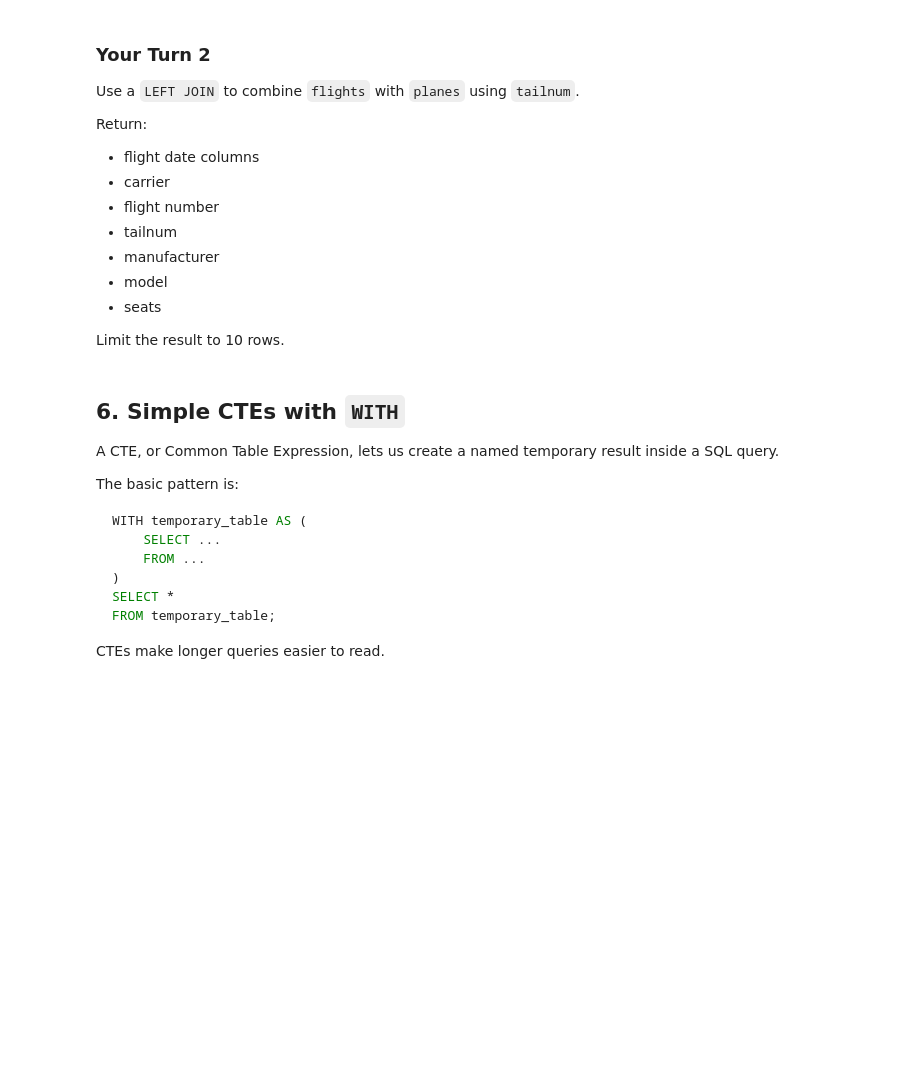
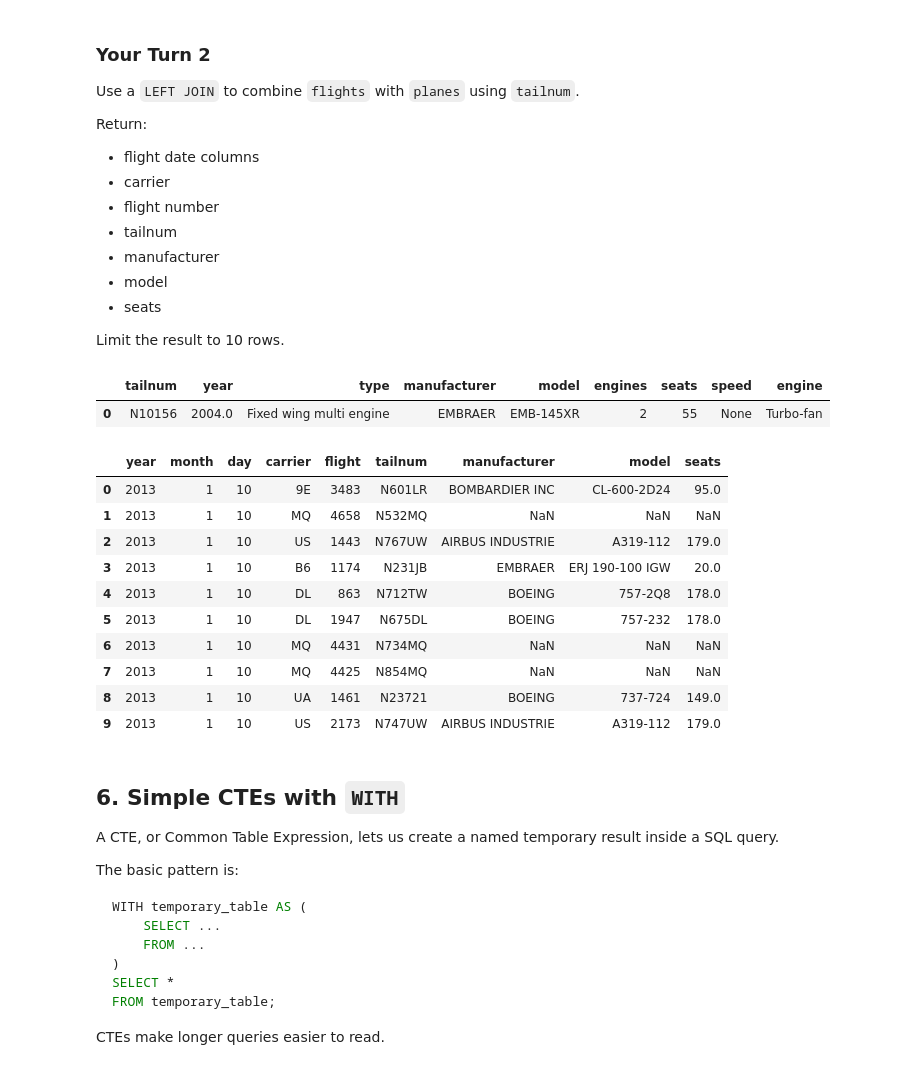
Before and after one commit to jonathanblum10/Ban6003-Week9-10-JonathanBlum, a Jupyter notebook: notebooks/module10_sql_joins_abt_guided_lab.ipynb, the cells around one changed output. Drawn from its saved outputs; the diff is of its cells as text; code cells hidden in the pictures; blank space fills up the shorter version.

```diff
--- a/notebooks/module10_sql_joins_abt_guided_lab.ipynb
+++ b/notebooks/module10_sql_joins_abt_guided_lab.ipynb
@@ -348,14 +449,51 @@ Return:
 - seats
 
 Limit the result to 10 rows.
+# %%
+query = '''
+SELECT *
+FROM planes
+LIMIT 1;
+'''
+
+run_query(query, engine)
+# %% [output]
+|  | tailnum | year | type | manufacturer | model | engines | seats | speed | engine |
+| 0 | N10156 | 2004.0 | Fixed wing multi engine | EMBRAER | EMB-145XR | 2 | 55 | None | Turbo-fan |
 # %%
 # Your Turn 2
 
 query = '''
+SELECT
+    f.year,
+    f.month,
+    f.day,
+    f.carrier,
+    f.flight,
+    f.tailnum,
+    p.manufacturer,
+    p.model,
+    p.seats
+FROM flights AS f
+LEFT JOIN planes as p
+    ON f.tailnum = p.tailnum
+LIMIT 10;
 
 '''
 
 run_query(query, engine)
+# %% [output]
+|  | year | month | day | carrier | flight | tailnum | manufacturer | model | seats |
+| 0 | 2013 | 1 | 10 | 9E | 3483 | N601LR | BOMBARDIER INC | CL-600-2D24 | 95.0 |
+| 1 | 2013 | 1 | 10 | MQ | 4658 | N532MQ | NaN | NaN | NaN |
+| 2 | 2013 | 1 | 10 | US | 1443 | N767UW | AIRBUS INDUSTRIE | A319-112 | 179.0 |
+| 3 | 2013 | 1 | 10 | B6 | 1174 | N231JB | EMBRAER | ERJ 190-100 IGW | 20.0 |
+| 4 | 2013 | 1 | 10 | DL | 863 | N712TW | BOEING | 757-2Q8 | 178.0 |
+| 5 | 2013 | 1 | 10 | DL | 1947 | N675DL | BOEING | 757-232 | 178.0 |
+| 6 | 2013 | 1 | 10 | MQ | 4431 | N734MQ | NaN | NaN | NaN |
+| 7 | 2013 | 1 | 10 | MQ | 4425 | N854MQ | NaN | NaN | NaN |
+| 8 | 2013 | 1 | 10 | UA | 1461 | N23721 | BOEING | 737-724 | 149.0 |
+| 9 | 2013 | 1 | 10 | US | 2173 | N747UW | AIRBUS INDUSTRIE | A319-112 | 179.0 |
 # %% [markdown]
 ## 6. Simple CTEs with `WITH`
 
```
Also changed, not shown: parts of 37 cells of this notebook, 3 other files.
